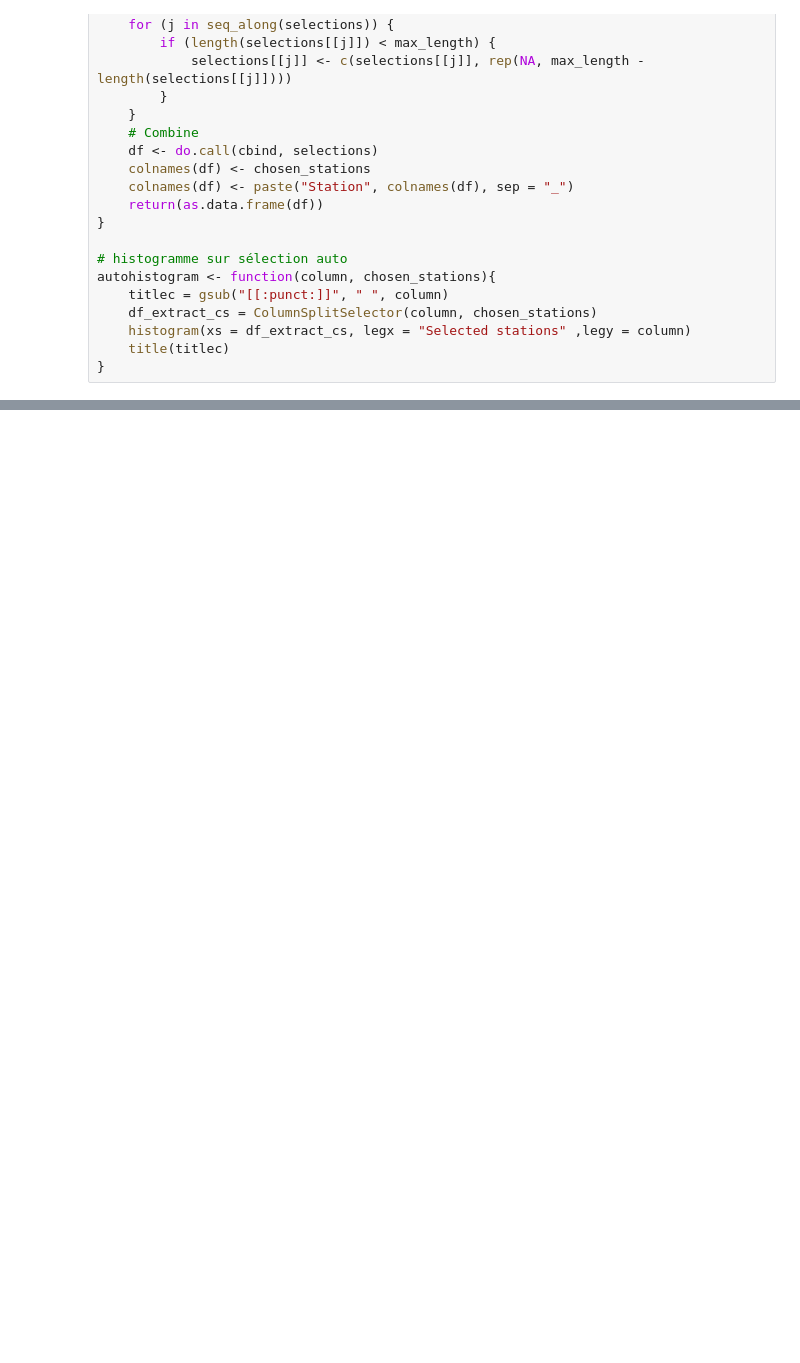
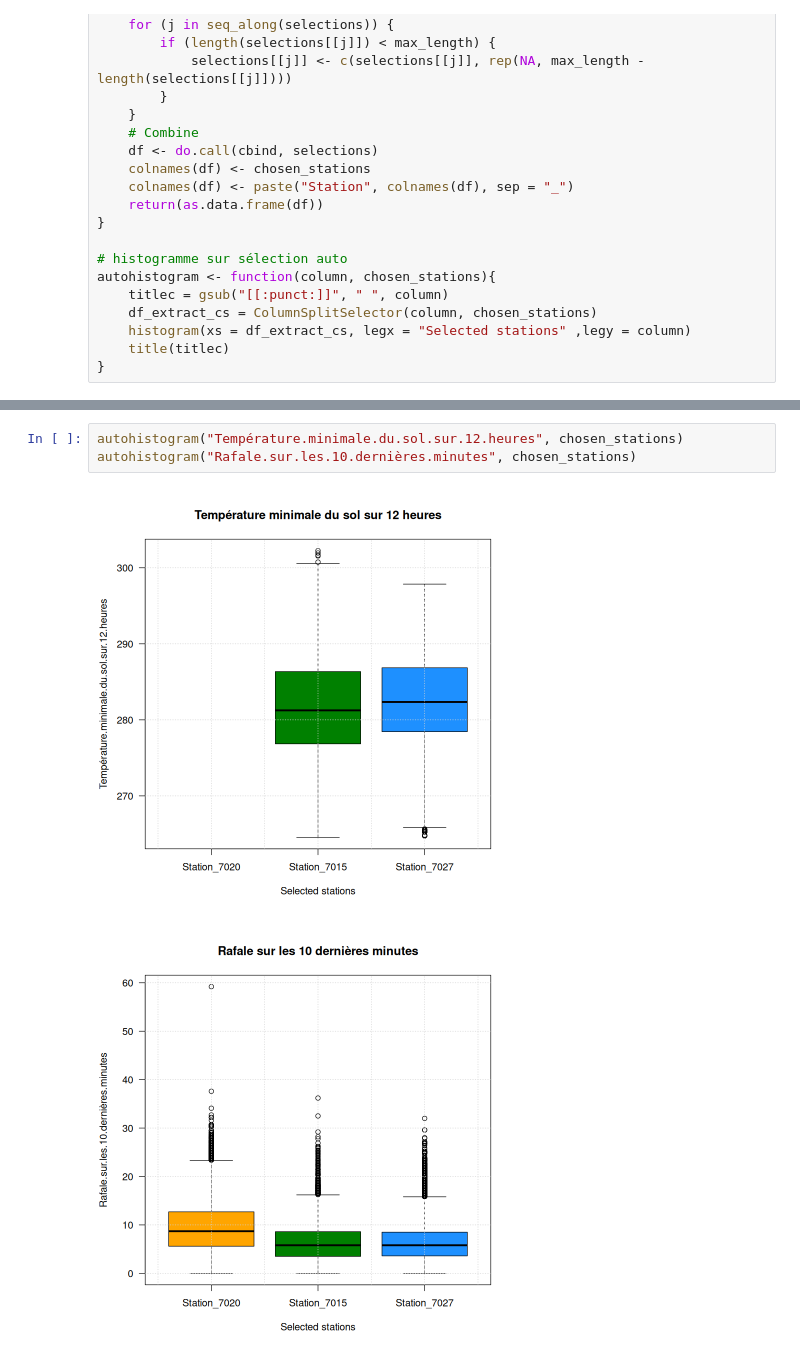
Before and after one commit to thomasdepic/SDD-BE-meteo, a Jupyter notebook: questions/1_presentation_donnees.ipynb, the cells around one changed output, grey strips where cells are left out. Drawn from its saved outputs; the diff is of its cells as text; blank space fills up the shorter version.

```diff
--- a/questions/1_presentation_donnees.ipynb
+++ b/questions/1_presentation_donnees.ipynb
@@ -189,0 +275,6 @@ autohistogram("", chosen_stations)
+# %%
+autohistogram("Température.minimale.du.sol.sur.12.heures", chosen_stations)
+autohistogram("Rafale.sur.les.10.dernières.minutes", chosen_stations)
+# %% [output]
+[figure, added]
+[figure, added]
```
Also changed, not shown: parts of 12 cells of this notebook.
